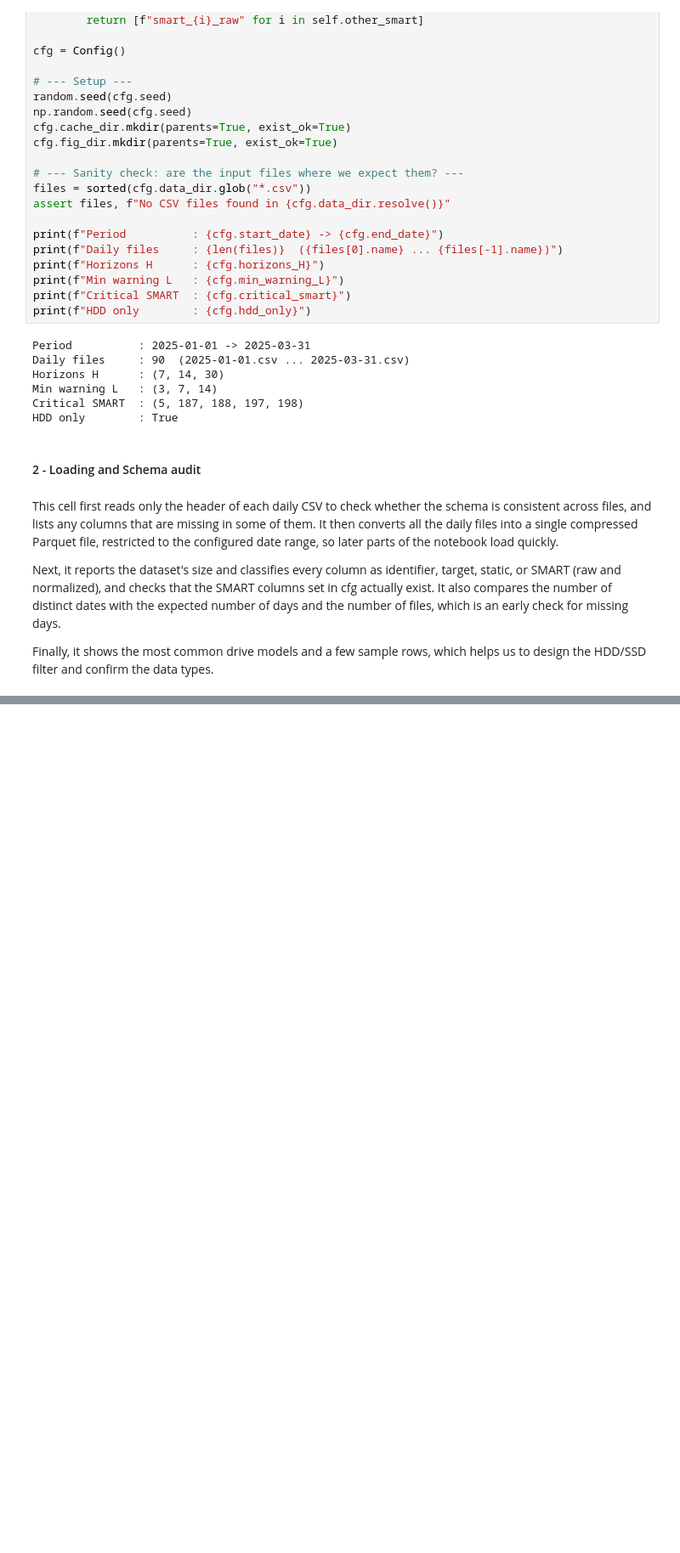
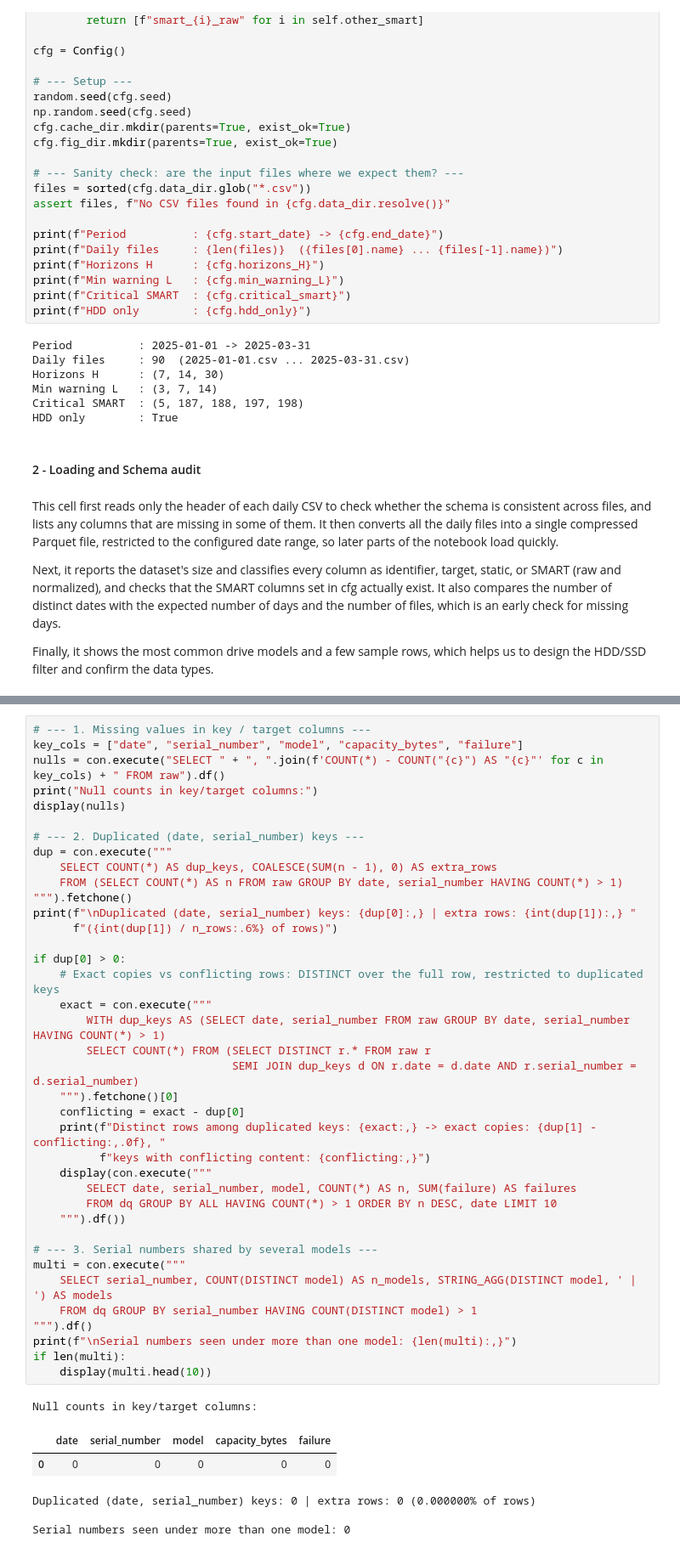
Before and after one commit to tarteeg/disk-failure-analysis, a Jupyter notebook: notebooks/eda_q1_2025.ipynb, the cells around one changed output, grey strips where cells are left out. Shown at 85% size. Cells and saved outputs as stored; diff of their text form; blank space fills up the shorter version.

```diff
--- a/notebooks/eda_q1_2025.ipynb
+++ b/notebooks/eda_q1_2025.ipynb
@@ -216,0 +343,45 @@ Distinct models: 76
+# %%
+# --- 1. Missing values in key / target columns ---
+key_cols = ["date", "serial_number", "model", "capacity_bytes", "failure"]
+nulls = con.execute("SELECT " + ", ".join(f'COUNT(*) - COUNT("{c}") AS "{c}"' for c in key_cols) + " FROM raw").df()
+print("Null counts in key/target columns:")
+display(nulls)
+
+# --- 2. Duplicated (date, serial_number) keys ---
+dup = con.execute("""
+    SELECT COUNT(*) AS dup_keys, COALESCE(SUM(n - 1), 0) AS extra_rows
+    FROM (SELECT COUNT(*) AS n FROM raw GROUP BY date, serial_number HAVING COUNT(*) > 1)
+""").fetchone()
+print(f"\nDuplicated (date, serial_number) keys: {dup[0]:,} | extra rows: {int(dup[1]):,} "
+      f"({int(dup[1]) / n_rows:.6%} of rows)")
+
+if dup[0] > 0:
+    # Exact copies vs conflicting rows: DISTINCT over the full row, restricted to duplicated keys
+    exact = con.execute("""
+        WITH dup_keys AS (SELECT date, serial_number FROM raw GROUP BY date, serial_number HAVING COUNT(*) > 1)
+        SELECT COUNT(*) FROM (SELECT DISTINCT r.* FROM raw r
+                              SEMI JOIN dup_keys d ON r.date = d.date AND r.serial_number = d.serial_number)
+    """).fetchone()[0]
+    conflicting = exact - dup[0]
+    print(f"Distinct rows among duplicated keys: {exact:,} -> exact copies: {dup[1] - conflicting:,.0f}, "
+          f"keys with conflicting content: {conflicting:,}")
+    display(con.execute("""
+        SELECT date, serial_number, model, COUNT(*) AS n, SUM(failure) AS failures
+        FROM dq GROUP BY ALL HAVING COUNT(*) > 1 ORDER BY n DESC, date LIMIT 10
+    """).df())
+
+# --- 3. Serial numbers shared by several models ---
+multi = con.execute("""
+    SELECT serial_number, COUNT(DISTINCT model) AS n_models, STRING_AGG(DISTINCT model, ' | ') AS models
+    FROM dq GROUP BY serial_number HAVING COUNT(DISTINCT model) > 1
+""").df()
+print(f"\nSerial numbers seen under more than one model: {len(multi):,}")
+if len(multi):
+    display(multi.head(10))
+# %% [output]
+Null counts in key/target columns:
+|  | date | serial_number | model | capacity_bytes | failure |
+| 0 | 0 | 0 | 0 | 0 | 0 |
+Duplicated (date, serial_number) keys: 0 | extra rows: 0 (0.000000% of rows)
+
+Serial numbers seen under more than one model: 0
```
Also changed, not shown: parts of 7 cells of this notebook.
